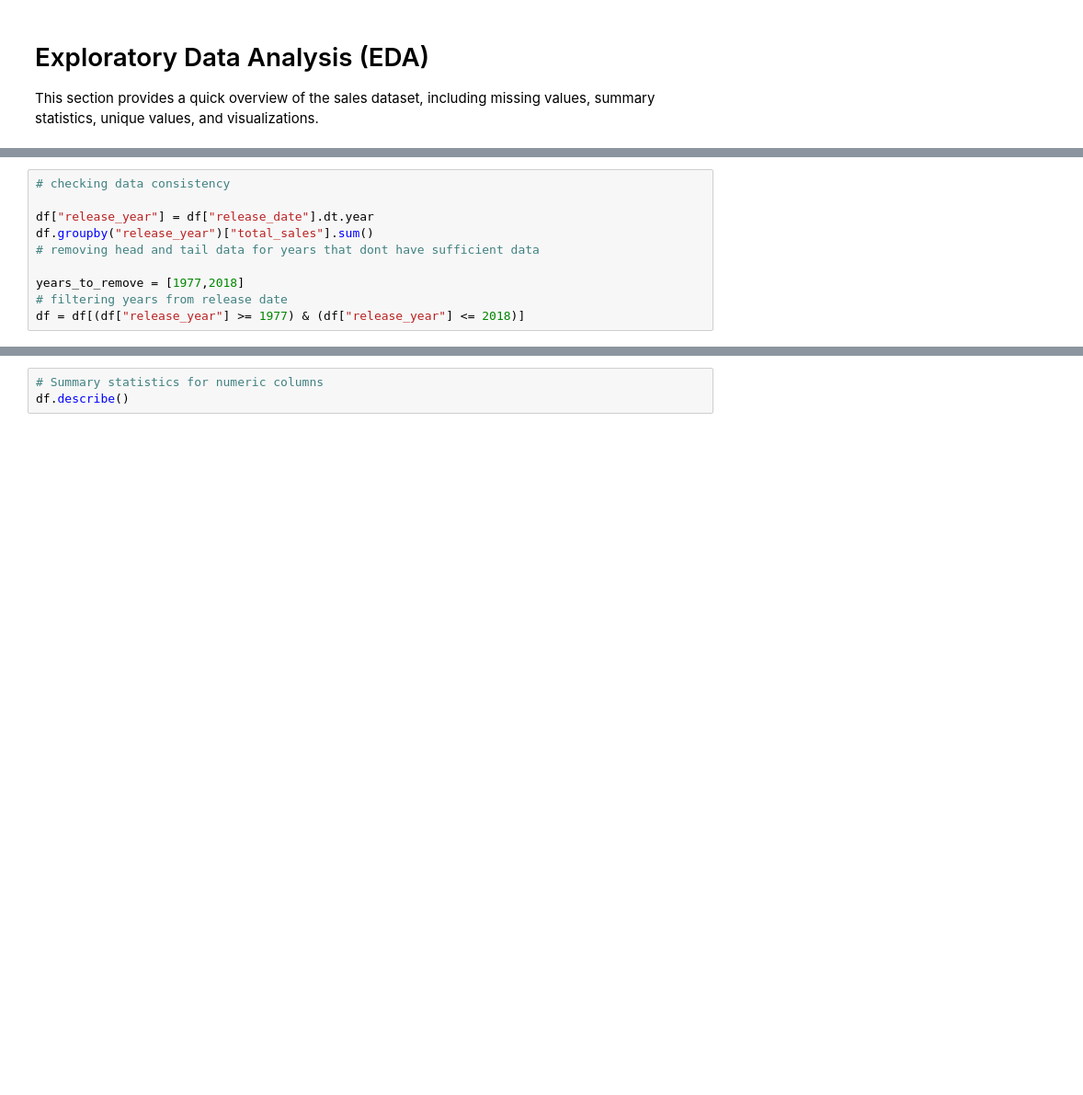
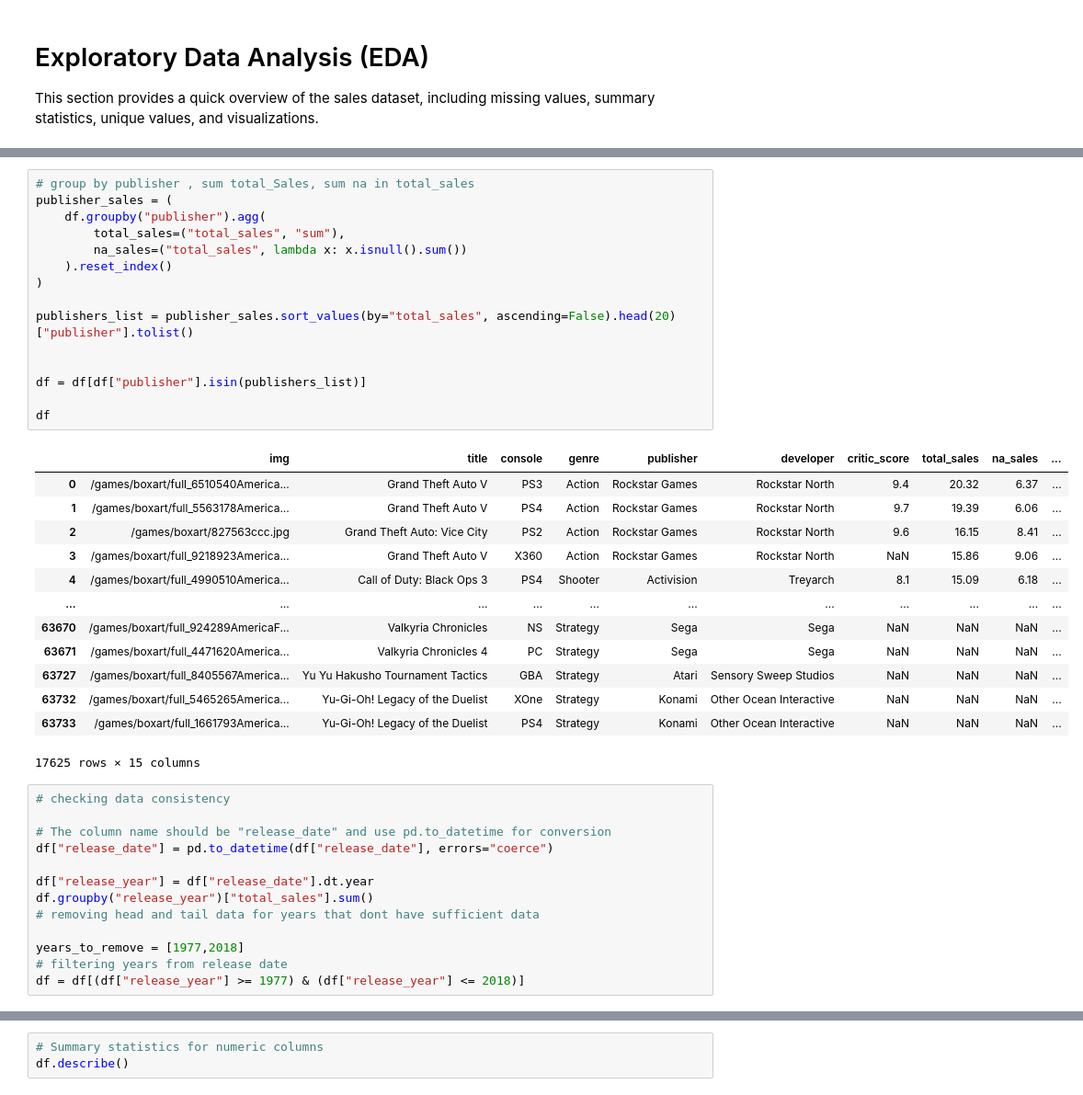
Before and after one commit to Richard-X46/data-processing-project-sales, a Jupyter notebook: eda.ipynb, the cells around one changed output, grey strips where cells are left out. Shown at 92% size. Drawn from its saved outputs; the diff is of its cells as text; blank space fills up the shorter version.

```diff
--- a/eda.ipynb
+++ b/eda.ipynb
@@ -35,5 +34,37 @@ dtype: int64
+# %%
+# group by publisher , sum total_Sales, sum na in total_sales
+publisher_sales = (
+    df.groupby("publisher").agg(
+        total_sales=("total_sales", "sum"),
+        na_sales=("total_sales", lambda x: x.isnull().sum())
+    ).reset_index()
+)
+
+publishers_list = publisher_sales.sort_values(by="total_sales", ascending=False).head(20)["publisher"].tolist()
+
+
+df = df[df["publisher"].isin(publishers_list)]
+
+df
+# %% [output]
+|  | img | title | console | genre | publisher | developer | critic_score | total_sales | na_sales | ... |
+| 0 | /games/boxart/full_6510540America... | Grand Theft Auto V | PS3 | Action | Rockstar Games | Rockstar North | 9.4 | 20.32 | 6.37 | ... |
+| 1 | /games/boxart/full_5563178America... | Grand Theft Auto V | PS4 | Action | Rockstar Games | Rockstar North | 9.7 | 19.39 | 6.06 | ... |
+| 2 | /games/boxart/827563ccc.jpg | Grand Theft Auto: Vice City | PS2 | Action | Rockstar Games | Rockstar North | 9.6 | 16.15 | 8.41 | ... |
+| 3 | /games/boxart/full_9218923America... | Grand Theft Auto V | X360 | Action | Rockstar Games | Rockstar North | NaN | 15.86 | 9.06 | ... |
+| 4 | /games/boxart/full_4990510America... | Call of Duty: Black Ops 3 | PS4 | Shooter | Activision | Treyarch | 8.1 | 15.09 | 6.18 | ... |
+| ... | ... | ... | ... | ... | ... | ... | ... | ... | ... | ... |
+| 63670 | /games/boxart/full_924289AmericaF... | Valkyria Chronicles | NS | Strategy | Sega | Sega | NaN | NaN | NaN | ... |
+| 63671 | /games/boxart/full_4471620America... | Valkyria Chronicles 4 | PC | Strategy | Sega | Sega | NaN | NaN | NaN | ... |
+| 63727 | /games/boxart/full_8405567America... | Yu Yu Hakusho Tournament Tactics | GBA | Strategy | Atari | Sensory Sweep Studios | NaN | NaN | NaN | ... |
+| 63732 | /games/boxart/full_5465265America... | Yu-Gi-Oh! Legacy of the Duelist | XOne | Strategy | Konami | Other Ocean Interactive | NaN | NaN | NaN | ... |
+| 63733 | /games/boxart/full_1661793America... | Yu-Gi-Oh! Legacy of the Duelist | PS4 | Strategy | Konami | Other Ocean Interactive | NaN | NaN | NaN | ... |
+17625 rows × 15 columns
 # %%
 # checking data consistency
+
+# The column name should be "release_date" and use pd.to_datetime for conversion
+df["release_date"] = pd.to_datetime(df["release_date"], errors="coerce")
 
 df["release_year"] = df["release_date"].dt.year
 df.groupby("release_year")["total_sales"].sum()
```
Also changed, not shown: parts of 5 cells of this notebook.
